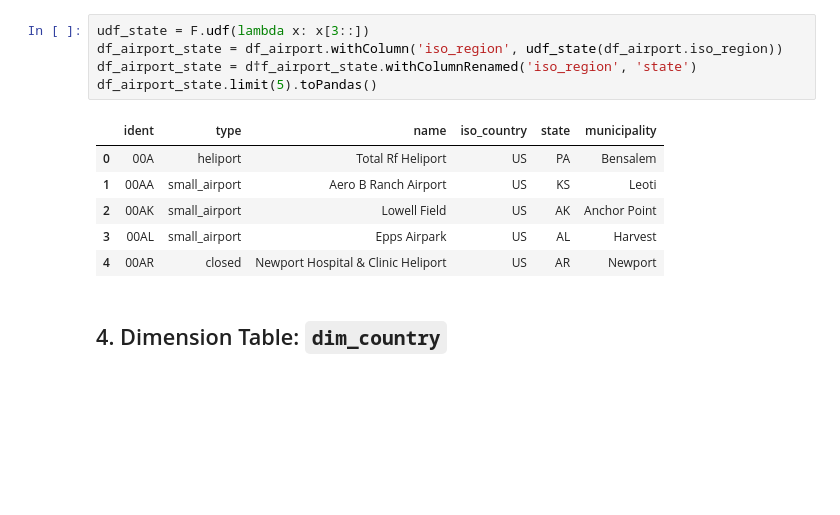
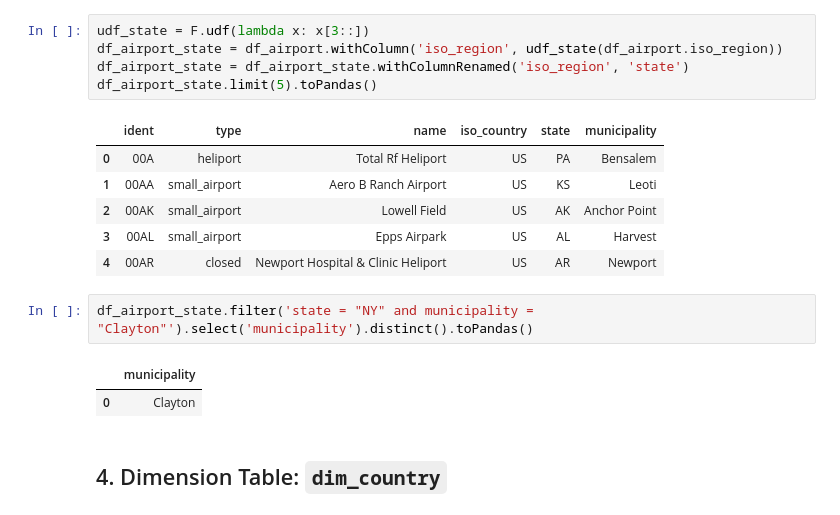
Before and after one commit to kennycontreras/us_national_tourism, a Jupyter notebook: us_national_tourism.ipynb, the cells around one changed output. Cells and saved outputs as stored; diff of their text form; blank space fills up the shorter version.

```diff
--- a/us_national_tourism.ipynb
+++ b/us_national_tourism.ipynb
@@ -208,7 +230,7 @@ Create a new column for state using iso_region
 # %%
 udf_state = F.udf(lambda x: x[3::])
 df_airport_state = df_airport.withColumn('iso_region', udf_state(df_airport.iso_region))
-df_airport_state = d†f_airport_state.withColumnRenamed('iso_region', 'state')
+df_airport_state = df_airport_state.withColumnRenamed('iso_region', 'state')
 df_airport_state.limit(5).toPandas()
 # %% [output]
 |  | ident | type | name | iso_country | state | municipality |
@@ -217,6 +239,11 @@ df_airport_state.limit(5).toPandas()
 | 2 | 00AK | small_airport | Lowell Field | US | AK | Anchor Point |
 | 3 | 00AL | small_airport | Epps Airpark | US | AL | Harvest |
 | 4 | 00AR | closed | Newport Hospital & Clinic Heliport | US | AR | Newport |
+# %%
+df_airport_state.filter('state = "NY" and municipality = "Clayton"').select('municipality').distinct().toPandas()
+# %% [output]
+|  | municipality |
+| 0 | Clayton |
 # %% [markdown]
 
 ## 4. Dimension Table: `dim_country`
```
Also changed, not shown: parts of 4 cells of this notebook.
